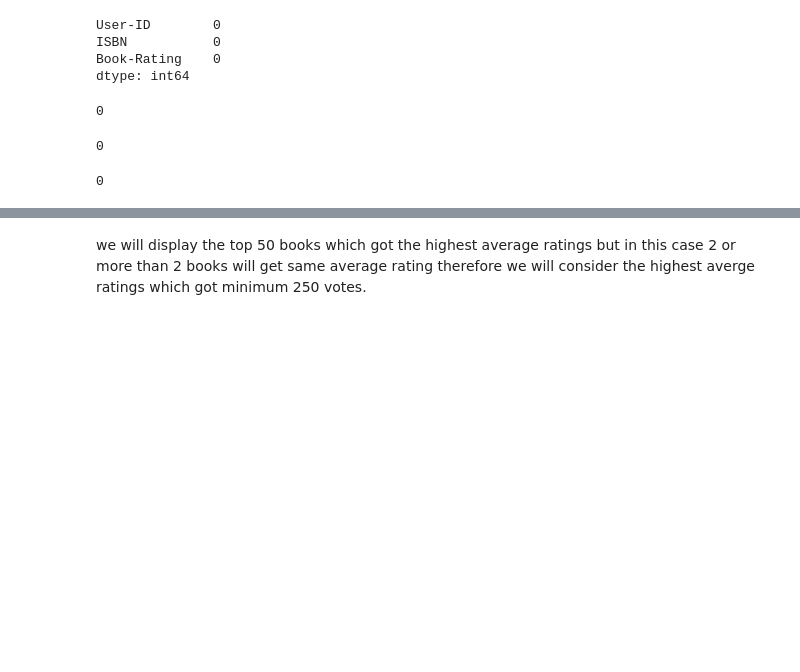
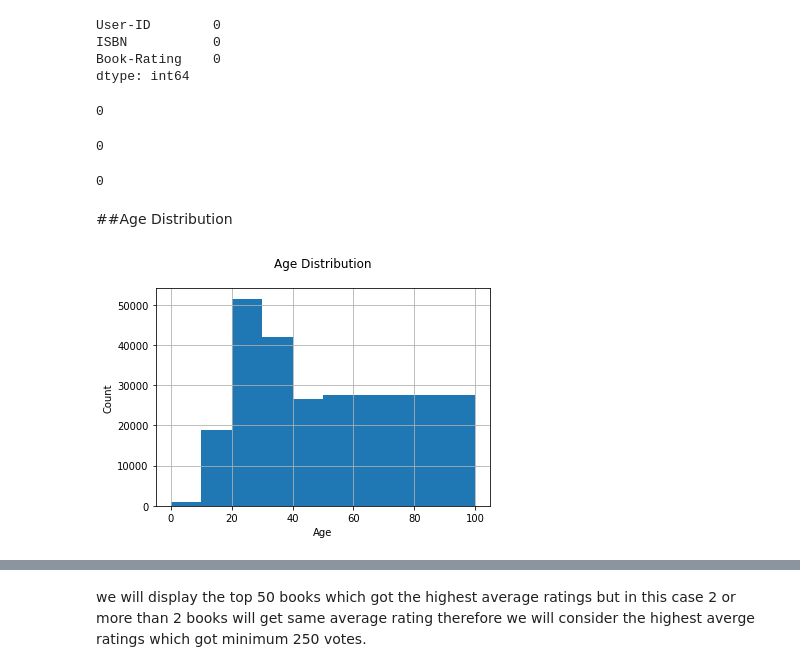
Before and after one commit to Tarungeed/Book_recommendation_system, a Jupyter notebook: Book_recommendation_system.ipynb, the cells around one changed output, grey strips where cells are left out. Drawn from its saved outputs; the diff is of its cells as text; code cells hidden in the pictures; blank space fills up the shorter version.

```diff
--- a/Book_recommendation_system.ipynb
+++ b/Book_recommendation_system.ipynb
@@ -88,3 +93,13 @@ ratings.duplicated().sum()
 users.duplicated().sum()
 # %% [output]
 0
+# %% [markdown]
+##Age Distribution
+# %%
+users.Age.hist(bins=[0, 10, 20, 30, 40, 50, 100])
+plt.title('Age Distribution\n')
+plt.xlabel('Age')
+plt.ylabel('Count')
+plt.show()
+# %% [output]
+[figure, added]
```
Also changed, not shown: parts of 13 cells of this notebook.
